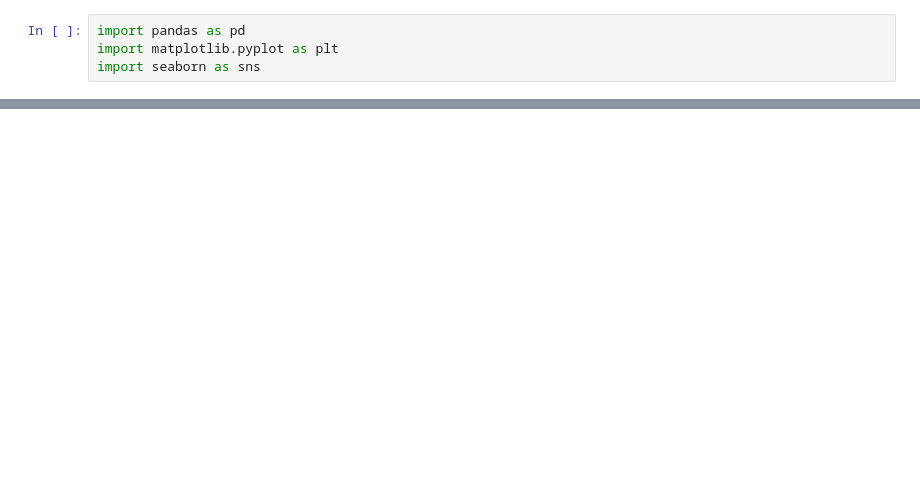
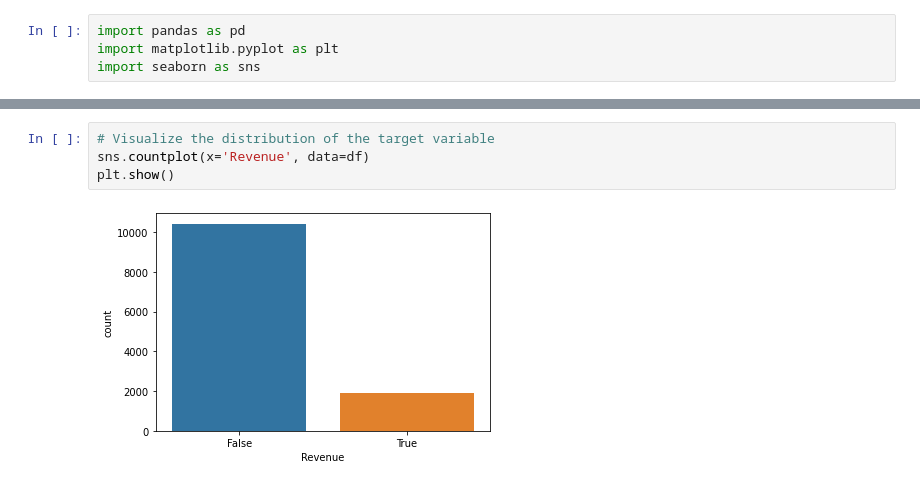
Before and after one commit to arnavhasija/ShopInsights, a Jupyter notebook: online-shopping-data-analysis.ipynb, the cells around one changed output, grey strips where cells are left out. Saved outputs shown, nothing was run; the diff lists cells and outputs as text; blank space fills up the shorter version.

Commit message:
Add EDA of relationship between features & target

```diff
--- a/online-shopping-data-analysis.ipynb
+++ b/online-shopping-data-analysis.ipynb
@@ -49,0 +75,6 @@ df.describe()
+# %%
+# Visualize the distribution of the target variable
+sns.countplot(x='Revenue', data=df)
+plt.show()
+# %% [output]
+[figure, added]
```
Also changed, not shown: parts of 12 cells of this notebook.
